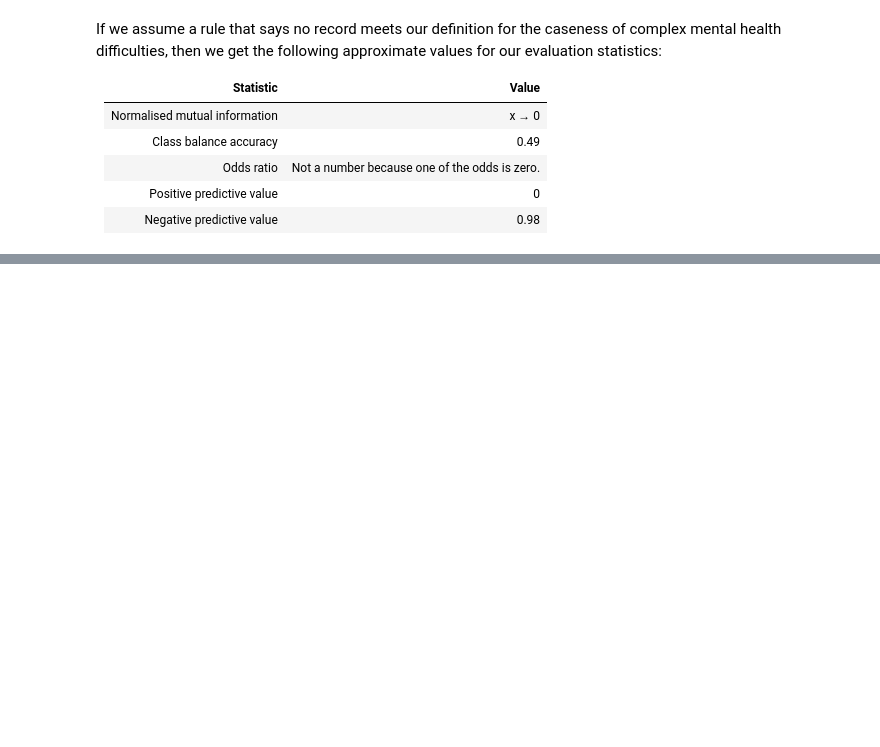
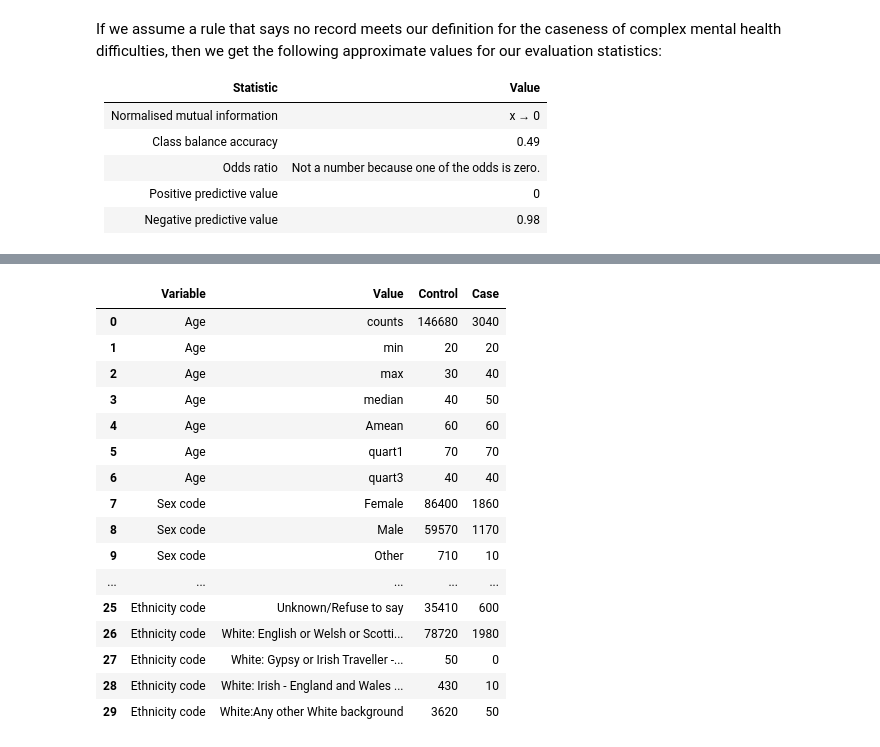
Before and after one commit to ConnectedBradford/CB_1759_Joining-Primary-and-Secondary-Care-, a Jupyter notebook: code/UNSEEN_create_caseness_variable.ipynb, the cells around one changed output, grey strips where cells are left out. Drawn from its saved outputs; the diff is of its cells as text; code cells hidden in the pictures; blank space fills up the shorter version.

```diff
--- a/code/UNSEEN_create_caseness_variable.ipynb
+++ b/code/UNSEEN_create_caseness_variable.ipynb
@@ -719,7 +746,11 @@ caseness_array =  \
                                    ,cohort_breakdown_array.columns.isin(['person_id', 'caseness_1isYes'])
                                   ]).reset_index()
 
+table1_array = \
+    cohort_breakdown_array.loc[:, cohort_breakdown_array.columns.isin( [ 'person_id', 'caseness_1isYes', 'gender_source_value', 'ethnicity_source_value', 'year_of_birth'] ) ]
+
 # Calculate base counts then redact and round before calculating proportions.
+cohort_breakdown_array.drop( [ 'gender_source_value', 'ethnicity_source_value', 'year_of_birth' ], axis = 1, inplace = True )
 counts = \
     (round(cohort_breakdown_array.iloc[:,
                                         ~cohort_breakdown_array.columns.isin(['person_id', 'count_of_diagnoses', 'count_of_medications'])].sum().astype(float) / target_round) * target_round
@@ -762,7 +793,7 @@ display( pandas.DataFrame(data = {'counts' : cohort_breakdown_array.iloc[:, coho
 
 %store sql_declarations sql_studyPopulation sql_caseness_components_codelist_CTEs sql_caseness_components_CTEs \
         caseness_array cohort_breakdown_array count_studyPopulation count_caseness count_control \
-        caseness_prevalence percentage_caseness
+        caseness_prevalence percentage_caseness table1_array
 # %% [output]
 NOTE: The percentage of caseness among those with mental ill-health in the Connected Bradford dataset is 1.96%.
 |  | counts | percentage | prevalence_per_thousand |
@@ -982,0 +1019,68 @@ If we assume a rule that says no record meets our definition for the caseness of
+# %%
+# Count by sex.
+table1_array.loc[:,'gender_source_value'] = [ 'Female' if x == 'F' else x for x in table1_array.gender_source_value]
+table1_array.loc[:,'gender_source_value'] = [ 'Male' if x == 'M' else x for x in table1_array.gender_source_value]
+ls_not_male_or_female = set( table1_array.gender_source_value ) - set( ['Male', 'Female'] )
+table1_array.loc[:,'gender_source_value'] = [ 'Other' if x in ls_not_male_or_female else x for x in table1_array.gender_source_value]
+subtable_sex = \
+    (
+    round(
+    pandas.DataFrame(
+        table1_array.loc[ table1_array.caseness_1isYes == True, :].groupby( 'gender_source_value' ).count().person_id
+    ).join(
+        pandas.DataFrame( table1_array.loc[ table1_array.caseness_1isYes == False, :].groupby( 'gender_source_value' ).count().person_id )
+        ,how = 'outer'
+        ,rsuffix = '_F'
+    ).fillna( 0 ).rename(
+        columns = {'person_id': 'Case', 'person_id_F': 'Control'}
+    ) / target_round ) * target_round
+    ).astype( int )
+
+# Count by ethnicity.
+subtable_ethnicity = \
+    (
+    round(
+    pandas.DataFrame(
+        table1_array.loc[ table1_array.caseness_1isYes == True, :].groupby( 'ethnicity_source_value' ).count().person_id
+    ).join(
+        pandas.DataFrame( table1_array.loc[ table1_array.caseness_1isYes == False, :].groupby( 'ethnicity_source_value' ).count().person_id )
+        ,how = 'outer'
+        ,rsuffix = '_F'
+    ).fillna( 0 ).rename(
+        columns = {'person_id': 'Case', 'person_id_F': 'Control'}
+    ) / target_round ) * target_round
+    ).astype( int )
+
+# Age summary statistics.
+table1_array['age'] = pandas.DataFrame( int( myIndexDate[:4] ) - table1_array.year_of_birth )
+subtable_age = \
+(
+round(
+pandas.DataFrame(
+    data = \
+        numpy.array(
+        [
+            table1_array.groupby('caseness_1isYes').count().person_id
+            ,table1_array.groupby('caseness_1isYes').min('age').age
+            ,table1_array.groupby('caseness_1isYes').age.quantile( 0.25 )
+            ,table1_array.groupby('caseness_1isYes').median('age').age
+            ,table1_array.groupby('caseness_1isYes').age.quantile( 0.75 )
+            ,table1_array.groupby('caseness_1isYes').max('age').age
+            ,table1_array.groupby('caseness_1isYes').mean('age').age
+        ]
+    ).transpose()
+    ,columns = [ 'counts', 'min', 'max', 'median', 'Amean', 'quart1', 'quart3']
+).fillna( 0 ) / target_round ) * target_round
+    ).astype( int ).transpose().rename(columns = { 1 : 'Case', 0 : 'Control'})
+
+# Combine all subtables, rowwise.
+table1 = pandas.concat( [subtable_age, subtable_sex, subtable_ethnicity] )
+table1 = table1.reset_index()
+table1.insert(
+    0,
+    'toplevel'
+    ,['Age']*len(subtable_age) + ['Sex code']*len(subtable_sex) + ['Ethnicity code']*len(subtable_ethnicity)
+)
+table1.rename( columns = {'toplevel' : 'Variable', 'index' : 'Value'}, inplace = True )
+table1
+# %% [output]
@@ -982,0 +1092,17 @@ If we assume a rule that says no record meets our definition for the caseness of
+|  | Variable | Value | Control | Case |
+| 0 | Age | counts | 146680 | 3040 |
+| 1 | Age | min | 20 | 20 |
+| 2 | Age | max | 30 | 40 |
+| 3 | Age | median | 40 | 50 |
+| 4 | Age | Amean | 60 | 60 |
+| 5 | Age | quart1 | 70 | 70 |
+| 6 | Age | quart3 | 40 | 40 |
+| 7 | Sex code | Female | 86400 | 1860 |
+| 8 | Sex code | Male | 59570 | 1170 |
+| 9 | Sex code | Other | 710 | 10 |
+| ... | ... | ... | ... | ... |
+| 25 | Ethnicity code | Unknown/Refuse to say | 35410 | 600 |
+| 26 | Ethnicity code | White: English or Welsh or Scotti... | 78720 | 1980 |
+| 27 | Ethnicity code | White: Gypsy or Irish Traveller -... | 50 | 0 |
+| 28 | Ethnicity code | White: Irish - England and Wales ... | 430 | 10 |
+| 29 | Ethnicity code | White:Any other White background | 3620 | 50 |
```
Also changed, not shown: parts of 4 cells of this notebook.
